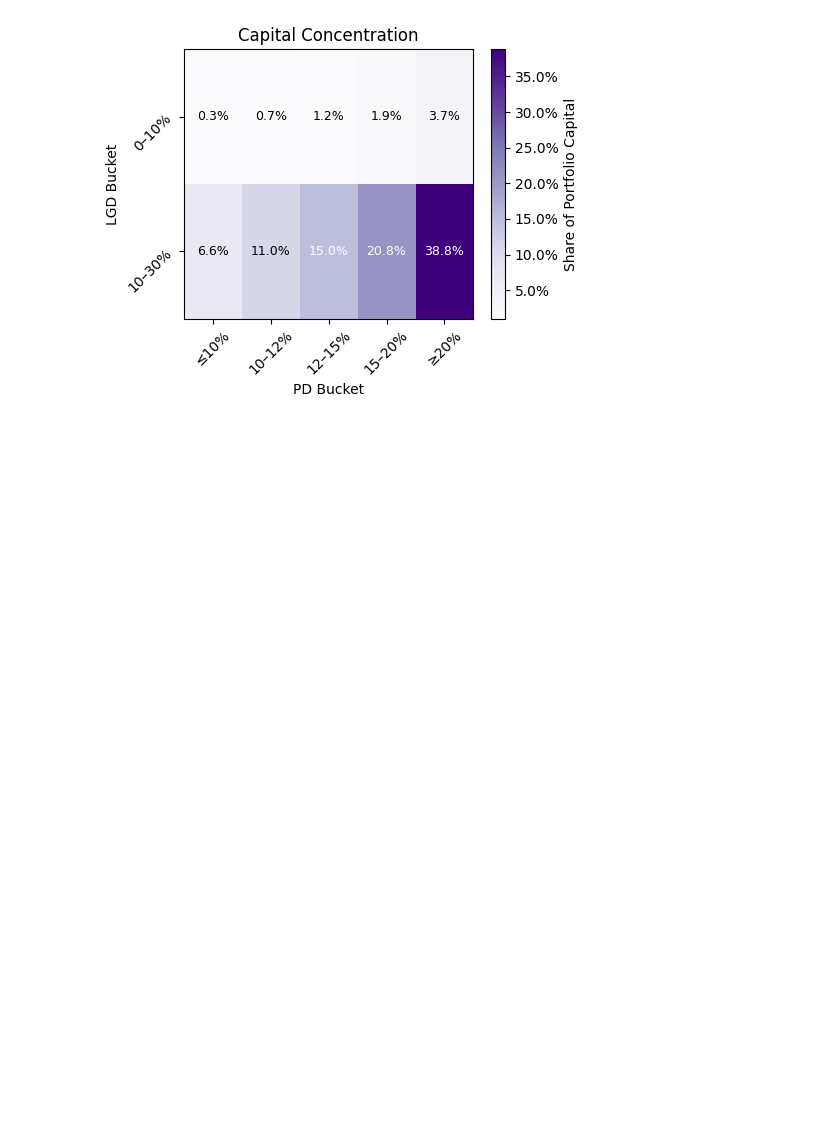
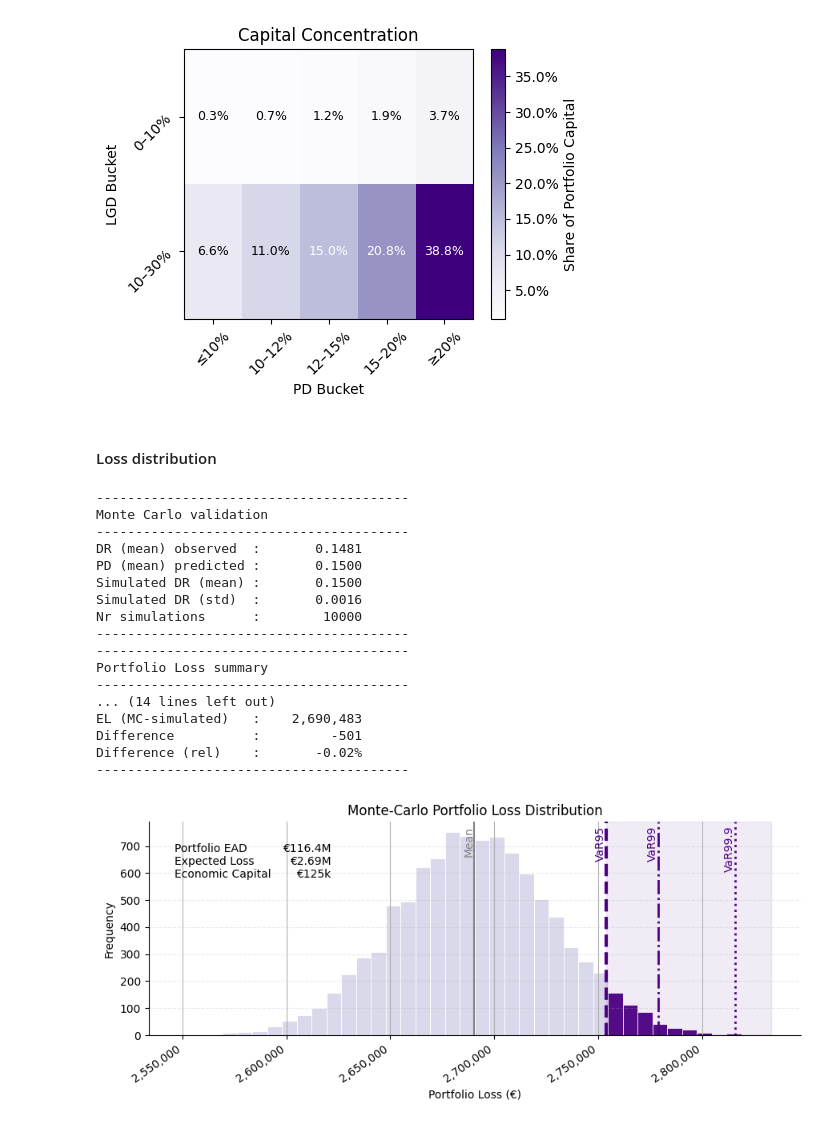
Before and after one commit to kostis2019/CREDIT-RISK-FRAMEWORK, a Jupyter notebook: notebooks/06_capital.ipynb, the cells around one changed output. Cells and saved outputs as stored; diff of their text form; code cells hidden in the pictures; blank space fills up the shorter version.

Commit message:
Added Monte Carlo portfolio loss simulation and Economic Capital estimation

```diff
--- a/notebooks/06_capital.ipynb
+++ b/notebooks/06_capital.ipynb
@@ -112,3 +114,28 @@ selected variable:  CAP
 0–10%   0.003258  0.006612  0.012253  0.019050  0.037105
 10–30%  0.066171  0.109781  0.149990  0.207833  0.387946
 [figure]
+# %% [markdown]
+#### Loss distribution
+# %%
+# capital estimation 'monte-carlo' with predicted LGDs
+
+capital_with_predLGD = estimate_capital(portfolio, method="monte-carlo", column_lgd="LGD")
+# %% [output]
+----------------------------------------
+Monte Carlo validation
+----------------------------------------
+DR (mean) observed  :       0.1481
+PD (mean) predicted :       0.1500
+Simulated DR (mean) :       0.1500
+Simulated DR (std)  :       0.0016
+Nr simulations      :        10000
+----------------------------------------
+----------------------------------------
+Portfolio Loss summary
+----------------------------------------
+... (14 lines left out)
+EL (MC-simulated)   :    2,690,483
+Difference          :         -501
+Difference (rel)    :       -0.02%
+----------------------------------------
+[figure, added]
```
Also changed, not shown: parts of 4 cells of this notebook, 3 other files.
